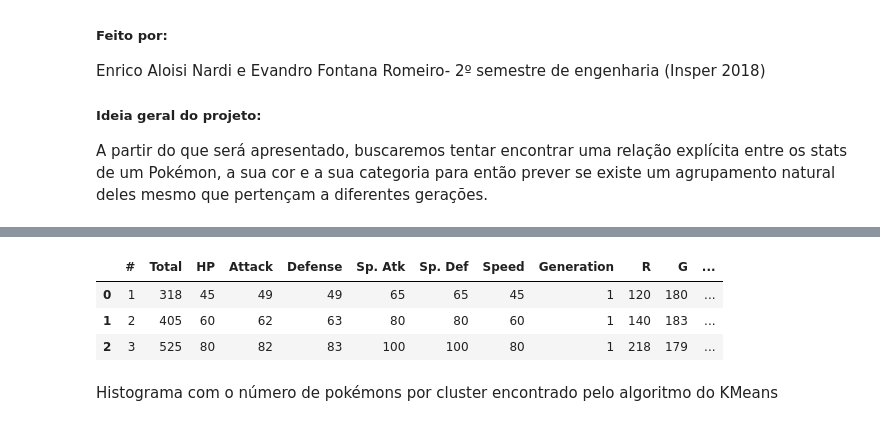
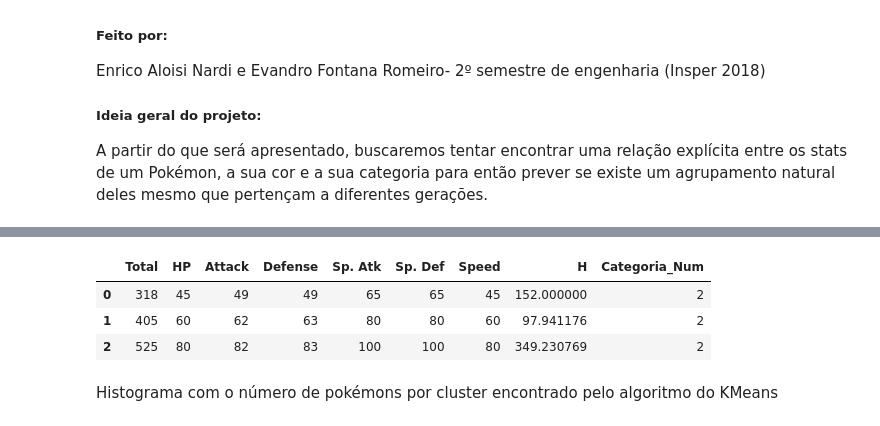
Before and after one commit to guidiamond/Projeto-3--CDD, a Jupyter notebook: Projeto final Ciência dos Dados.ipynb, the cells around one changed output, grey strips where cells are left out. Saved outputs shown, nothing was run; the diff lists cells and outputs as text; code cells hidden in the pictures.

```diff
--- a/Projeto final Ciência dos Dados.ipynb
+++ b/Projeto final Ciência dos Dados.ipynb
@@ -46,21 +76,21 @@ data_teste.head(3)
 # %%
-lis_cores_rgb_t = [] #lista que guardará os códigos RGB das cores predominantes em cada foto
+lis_cores_rgb_f = [] #lista que guardará os códigos RGB das cores predominantes em cada foto
 
-lis_cores_hsv_t = [] #lista que guardará os códigos HSV das cores predominantes em cada foto
+lis_cores_hsv_f = [] #lista que guardará os códigos HSV das cores predominantes em cada foto
 
-path = 'C:/Users/Enrico Aloisi Nardi/Desktop/Insper/SEGUNDO semestre/Ciência dos Dados/Projeto 3/Projeto-3--CDD/poketeste/'
+path = 'C:/Users/Enrico Aloisi Nardi/Desktop/Insper/SEGUNDO semestre/Ciência dos Dados/Projeto 3/Projeto-3--CDD/pokeimagens/'
 arq_na_pasta= os.listdir(path)
 
 for foto in arq_na_pasta:
     color_thief = ColorThief(path + foto)
 
     #recebendo a cor predominante de cada foto
-    cor_predominante_t = color_thief.get_color(quality=1)
-    lis_cores_rgb_t.append(cor_predominante_t)
+    cor_predominante_f = color_thief.get_color(quality=1)
+    lis_cores_rgb_f.append(cor_predominante_f)
 
     # Colocando a variável "cor predominante" numa função que converte um código de cores RGB em HSV e vice-versa.
     # Ela será utilzada para aumentar a 'precisão' da leitura da cor da foto feita pelo ColouThief, que entrega o resultado em RGB.
     # Com a conversão RGB-HSV buscamos reduzir confusões feitas pelo programa por conta de pequenas diferenças na cor lida.
-    cor_predominante_hsv_t = colorsys.rgb_to_hsv(cor_predominante[0], cor_predominante[1], cor_predominante[2])
+    cor_predominante_hsv_f = colorsys.rgb_to_hsv(cor_predominante_f[0], cor_predominante_f[1], cor_predominante_f[2])
 
-    lis_cores_hsv_t.append(cor_predominante_hsv_t)
+    lis_cores_hsv_f.append(cor_predominante_hsv_f[0] * 360)
@@ -90,34 +97,54 @@ Daqui em diante, uma vez que o algoritmo pronto do KMeans não trabalha com stri
 # %%
-data_teste['R'] = [x[0] for x in lis_cores_rgb_t]
-data_teste['G'] = [x[1] for x in lis_cores_rgb_t]
-data_teste['B'] = [x[2] for x in lis_cores_rgb_t]
+data_final['H'] = [x for x in lis_cores_hsv_f]
 
-data_teste.loc[data['Type 1'] == 'Water'   , "Categoria_Num"] = "0"
-data_teste.loc[data['Type 1'] == 'Normal'  , "Categoria_Num"] = "1"
-data_teste.loc[data['Type 1'] == 'Grass'   , "Categoria_Num"] = "2"
-data_teste.loc[data['Type 1'] == 'Bug'     , "Categoria_Num"] = "3"
-data_teste.loc[data['Type 1'] == 'Psychic' , "Categoria_Num"] = "4"
-data_teste.loc[data['Type 1'] == 'Fire'    , "Categoria_Num"] = "5"
-data_teste.loc[data['Type 1'] == 'Electric', "Categoria_Num"] = "6"
-data_teste.loc[data['Type 1'] == 'Rock'    , "Categoria_Num"] = "7"
-data_teste.loc[data['Type 1'] == 'Ghost'   , "Categoria_Num"] = "8"
-data_teste.loc[data['Type 1'] == 'Dragon'  , "Categoria_Num"] = "9"
-data_teste.loc[data['Type 1'] == 'Ground'  , "Categoria_Num"] = "10"
-data_teste.loc[data['Type 1'] == 'Dark'    , "Categoria_Num"] = "11"
-data_teste.loc[data['Type 1'] == 'Poison'  , "Categoria_Num"] = "12"
-data_teste.loc[data['Type 1'] == 'Steel'   , "Categoria_Num"] = "13"
-data_teste.loc[data['Type 1'] == 'Fighting', "Categoria_Num"] = "14"
-data_teste.loc[data['Type 1'] == 'Ice'     , "Categoria_Num"] = "15"
-data_teste.loc[data['Type 1'] == 'Fairy'   , "Categoria_Num"] = "16"
-data_teste.loc[data['Type 1'] == 'Flying'  , "Categoria_Num"] = "17"
 
-data2 = data_teste.drop(['Type 1','Type 2','Legendary','Name'], axis= 1)
-data2.head(3)
+# data_final.loc[data_final['Type 1'] == 'Water'   , "Categoria_Num"] = "0"
+# data_final.loc[data_final['Type 1'] == 'Normal'  , "Categoria_Num"] = "1"
+# data_final.loc[data_final['Type 1'] == 'Grass'   , "Categoria_Num"] = "2"
+# data_final.loc[data_final['Type 1'] == 'Bug'     , "Categoria_Num"] = "3"
+# data_final.loc[data_final['Type 1'] == 'Psychic' , "Categoria_Num"] = "4"
+# data_final.loc[data_final['Type 1'] == 'Fire'    , "Categoria_Num"] = "5"
+# data_final.loc[data_final['Type 1'] == 'Electric', "Categoria_Num"] = "6"
+# data_final.loc[data_final['Type 1'] == 'Rock'    , "Categoria_Num"] = "7"
+# data_final.loc[data_final['Type 1'] == 'Ghost'   , "Categoria_Num"] = "8"
+# data_final.loc[data_final['Type 1'] == 'Dragon'  , "Categoria_Num"] = "9"
+# data_final.loc[data_final['Type 1'] == 'Ground'  , "Categoria_Num"] = "10"
+# data_final.loc[data_final['Type 1'] == 'Dark'    , "Categoria_Num"] = "11"
+# data_final.loc[data_final['Type 1'] == 'Poison'  , "Categoria_Num"] = "12"
+# data_final.loc[data_final['Type 1'] == 'Steel'   , "Categoria_Num"] = "13"
+# data_final.loc[data_final['Type 1'] == 'Fighting', "Categoria_Num"] = "14"
+# data_final.loc[data_final['Type 1'] == 'Ice'     , "Categoria_Num"] = "15"
+# data_final.loc[data_final['Type 1'] == 'Fairy'   , "Categoria_Num"] = "16"
+# data_final.loc[data_final['Type 1'] == 'Flying'  , "Categoria_Num"] = "17"
+
+data_final.loc[data_final['Type 1'] == 'Water'   , "Categoria_Num"] = "0"
+data_final.loc[data_final['Type 1'] == 'Normal'  , "Categoria_Num"] = "1"
+data_final.loc[data_final['Type 1'] == 'Grass'   , "Categoria_Num"] = "2"
+data_final.loc[data_final['Type 1'] == 'Bug'     , "Categoria_Num"] = "2"
+data_final.loc[data_final['Type 1'] == 'Psychic' , "Categoria_Num"] = "3"
+data_final.loc[data_final['Type 1'] == 'Fire'    , "Categoria_Num"] = "4"
+data_final.loc[data_final['Type 1'] == 'Electric', "Categoria_Num"] = "5"
+data_final.loc[data_final['Type 1'] == 'Rock'    , "Categoria_Num"] = "6"
+data_final.loc[data_final['Type 1'] == 'Ghost'   , "Categoria_Num"] = "7"
+data_final.loc[data_final['Type 1'] == 'Dragon'  , "Categoria_Num"] = "8"
+data_final.loc[data_final['Type 1'] == 'Ground'  , "Categoria_Num"] = "6"
+data_final.loc[data_final['Type 1'] == 'Dark'    , "Categoria_Num"] = "7"
+data_final.loc[data_final['Type 1'] == 'Poison'  , "Categoria_Num"] = "2"
+data_final.loc[data_final['Type 1'] == 'Steel'   , "Categoria_Num"] = "9"
+data_final.loc[data_final['Type 1'] == 'Fighting', "Categoria_Num"] = "1"
+data_final.loc[data_final['Type 1'] == 'Ice'     , "Categoria_Num"] = "0"
+data_final.loc[data_final['Type 1'] == 'Fairy'   , "Categoria_Num"] = "10"
+data_final.loc[data_final['Type 1'] == 'Flying'  , "Categoria_Num"] = "8"
+
+
+
+data_f = data_final.drop(['Type 1','Type 2','Legendary','Name','Generation','#'], axis= 1)
+data_f.head(3)
 # %% [output]
-|  | # | Total | HP | Attack | Defense | Sp. Atk | Sp. Def | Speed | Generation | R | G | ... |
-| 0 | 1 | 318 | 45 | 49 | 49 | 65 | 65 | 45 | 1 | 120 | 180 | ... |
-| 1 | 2 | 405 | 60 | 62 | 63 | 80 | 80 | 60 | 1 | 140 | 183 | ... |
-| 2 | 3 | 525 | 80 | 82 | 83 | 100 | 100 | 80 | 1 | 218 | 179 | ... |
+|  | Total | HP | Attack | Defense | Sp. Atk | Sp. Def | Speed | H | Categoria_Num |
+| 0 | 318 | 45 | 49 | 49 | 65 | 65 | 45 | 152.000000 | 2 |
+| 1 | 405 | 60 | 62 | 63 | 80 | 80 | 60 | 97.941176 | 2 |
+| 2 | 525 | 80 | 82 | 83 | 100 | 100 | 80 | 349.230769 | 2 |
 # %% [markdown]
 Histograma com o número de pokémons por cluster encontrado pelo algoritmo do KMeans
 # %%
```
Also changed, not shown: parts of 34 cells of this notebook.
